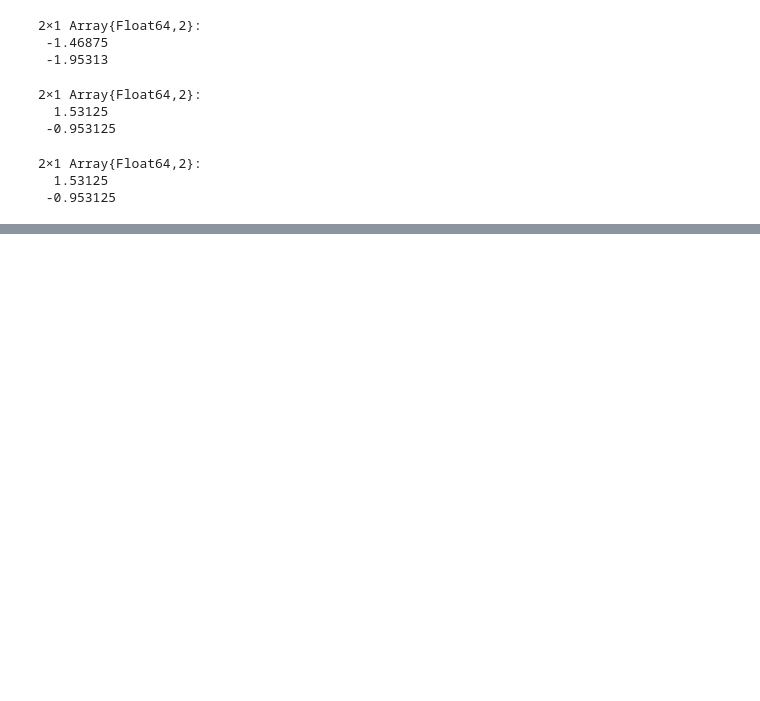
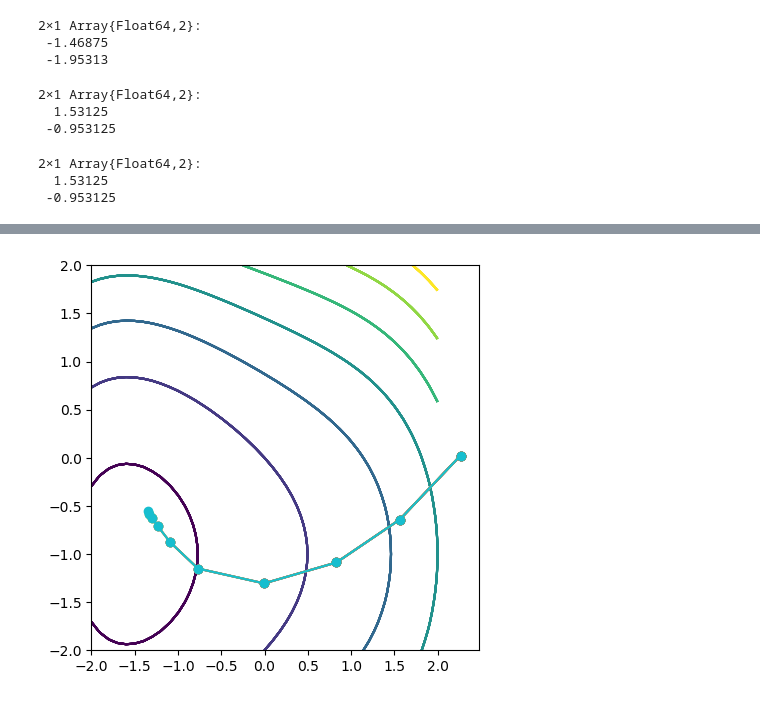
Before and after one commit to oshita-n/ml_page, a Jupyter notebook: julia/newton.ipynb, the cells around one changed output, grey strips where cells are left out. Drawn from its saved outputs; the diff is of its cells as text; code cells hidden in the pictures; blank space fills up the shorter version.

```diff
--- a/julia/newton.ipynb
+++ b/julia/newton.ipynb
@@ -78,0 +87,54 @@ PyObject <matplotlib.collections.PathCollection object at 0x...>
+# %%
+using PyCall
+@pyimport matplotlib.animation as anim
+
+# Define the init function, which draws the first frame (empty, in this case)
+function init()
+    global x_ims
+    global y_ims
+    global xk
+    x_ims = []
+    y_ims = []
+    xk = [3 1]'
+    return (x_ims,y_ims,xk,Union{})  # Union{} is the new word for None
+end
+
+# Animate draws the i-th frame, where i starts at i=0 as in Python.
+function animate(i)
+    global x_ims
+    global y_ims
+    global xk
+
+    dk = h2(xk[1],xk[2])^-1 * -h1(xk[1],xk[2])
+    x = xk + a0*dk
+    xk = x
+    push!(x_ims,x[1])
+    push!(y_ims,x[2])
+
+    f(x1,x2) = 1/2 .* x1.^4 -2(x1.^2)*x2 + 4.*x2.^2 + 8x1 + 8x2
+    x1,x2 = (collect(-2:0.1:2),collect(-2:0.1:2))
+    x1_grid = repeat(x1',outer=(length(x2),1))
+    x2_grid = repeat(x2, outer=(1,length(x1)))
+    axes()[:contour](x1_grid,x2_grid,f(x1_grid,x2_grid))
+    axes()[:plot](x_ims,y_ims,marker="o")
+    return (x_ims,y_ims,xk,Union{})
+end
+
+fig = figure("MyFigure",figsize=(5,5))
+# Create the animation object by calling the Python function FuncAnimaton
+myanim = anim.FuncAnimation(fig, animate, init_func=init, frames=10, interval=500)
+
+# Convert it to an MP4 movie file and saved on disk in this format.
+myanim[:save]("test1.mp4", bitrate=-1, extra_args=["-vcodec", "libx264", "-pix_fmt", "yuv420p"])
+
+# Function for creating an embedded video given a filename
+function html_video(filename)
+    open(filename) do f
+        base64_video = base64encode(f)
+        """<video controls src="data:video/x-m4v;base64,$base64_video">"""
+    end
+end
+
+# Display the movie in a Julia cell as follows. Note it has animation controls for the user.
+display("text/html", html_video("test1.mp4"))
+# %% [output]
@@ -78,0 +142 @@ PyObject <matplotlib.collections.PathCollection object at 0x...>
+[figure, added]
```
Also changed, not shown: parts of 7 cells of this notebook, 1 other file.
